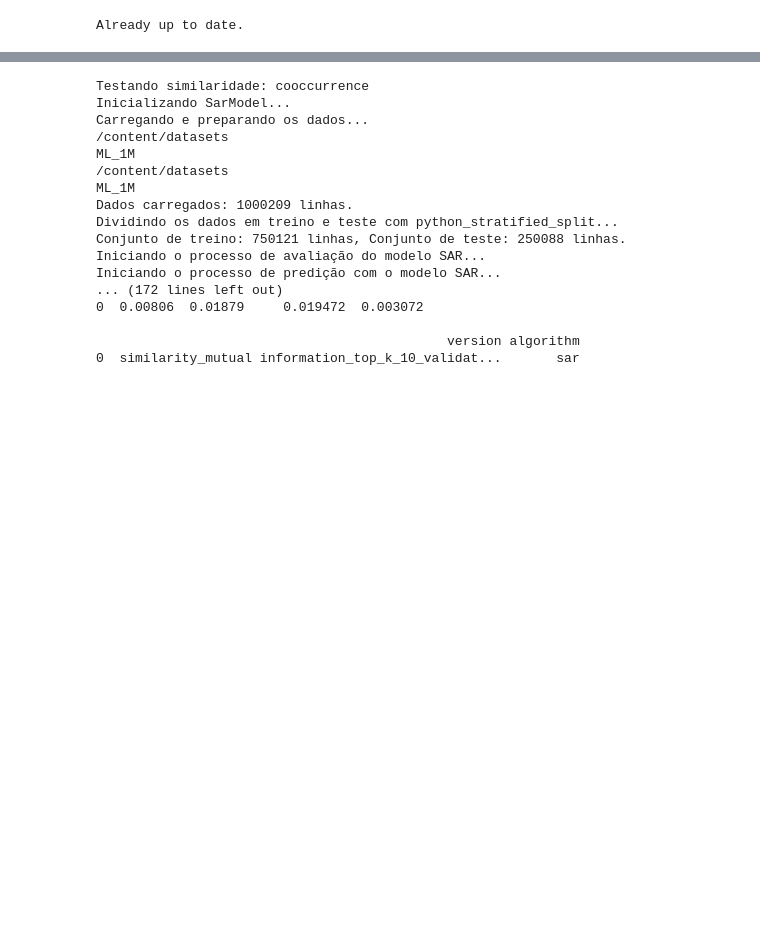
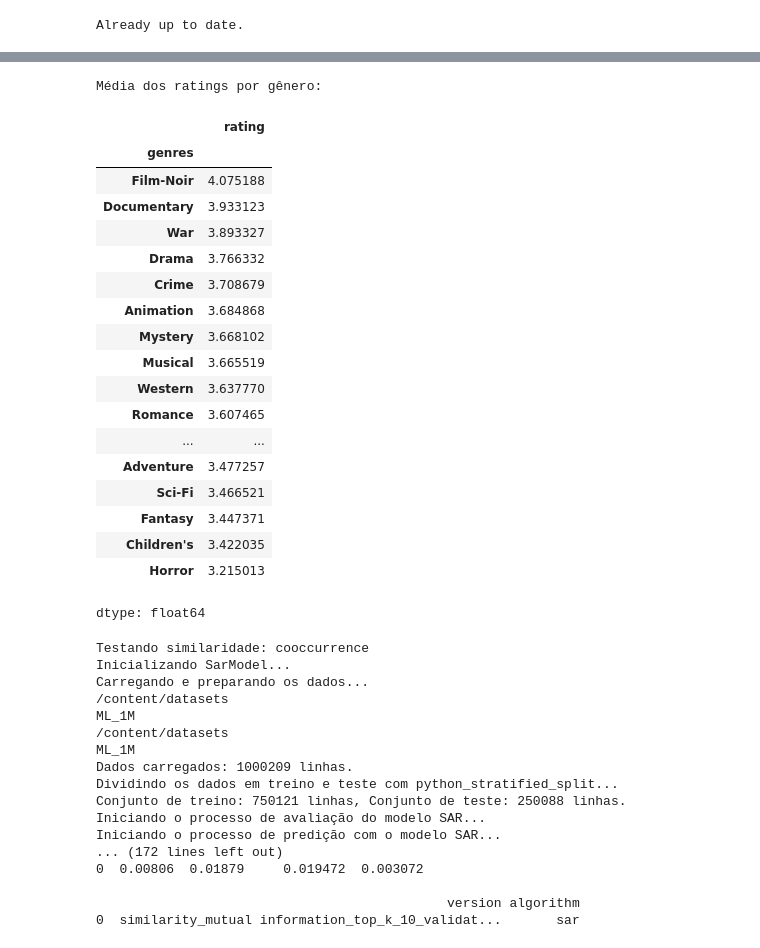
Before and after one commit to hygo2025/cdd-projeto-final, a Jupyter notebook: trabalho.ipynb, the cells around one changed output, grey strips where cells are left out. Saved outputs shown, nothing was run; the diff lists cells and outputs as text; code cells hidden in the pictures; blank space fills up the shorter version.

```diff
--- a/trabalho.ipynb
+++ b/trabalho.ipynb
@@ -89,3 +225,28 @@ import cdd
+# %%
+genre_avg_rating = df_genres.groupby('genres')['rating'].mean().sort_values(ascending=False)
+print("Média dos ratings por gênero:")
+genre_avg_rating
+# %% [output]
+Média dos ratings por gênero:
+|  | rating |
+| genres |  |
+| Film-Noir | 4.075188 |
+| Documentary | 3.933123 |
+| War | 3.893327 |
+| Drama | 3.766332 |
+| Crime | 3.708679 |
+| Animation | 3.684868 |
+| Mystery | 3.668102 |
+| Musical | 3.665519 |
+| Western | 3.637770 |
+| Romance | 3.607465 |
+| ... | ... |
+| Adventure | 3.477257 |
+| Sci-Fi | 3.466521 |
+| Fantasy | 3.447371 |
+| Children's | 3.422035 |
+| Horror | 3.215013 |
+dtype: float64
 # %%
 import pandas as pd
 full_results = pd.DataFrame()
```
Also changed, not shown: parts of 16 cells of this notebook.
